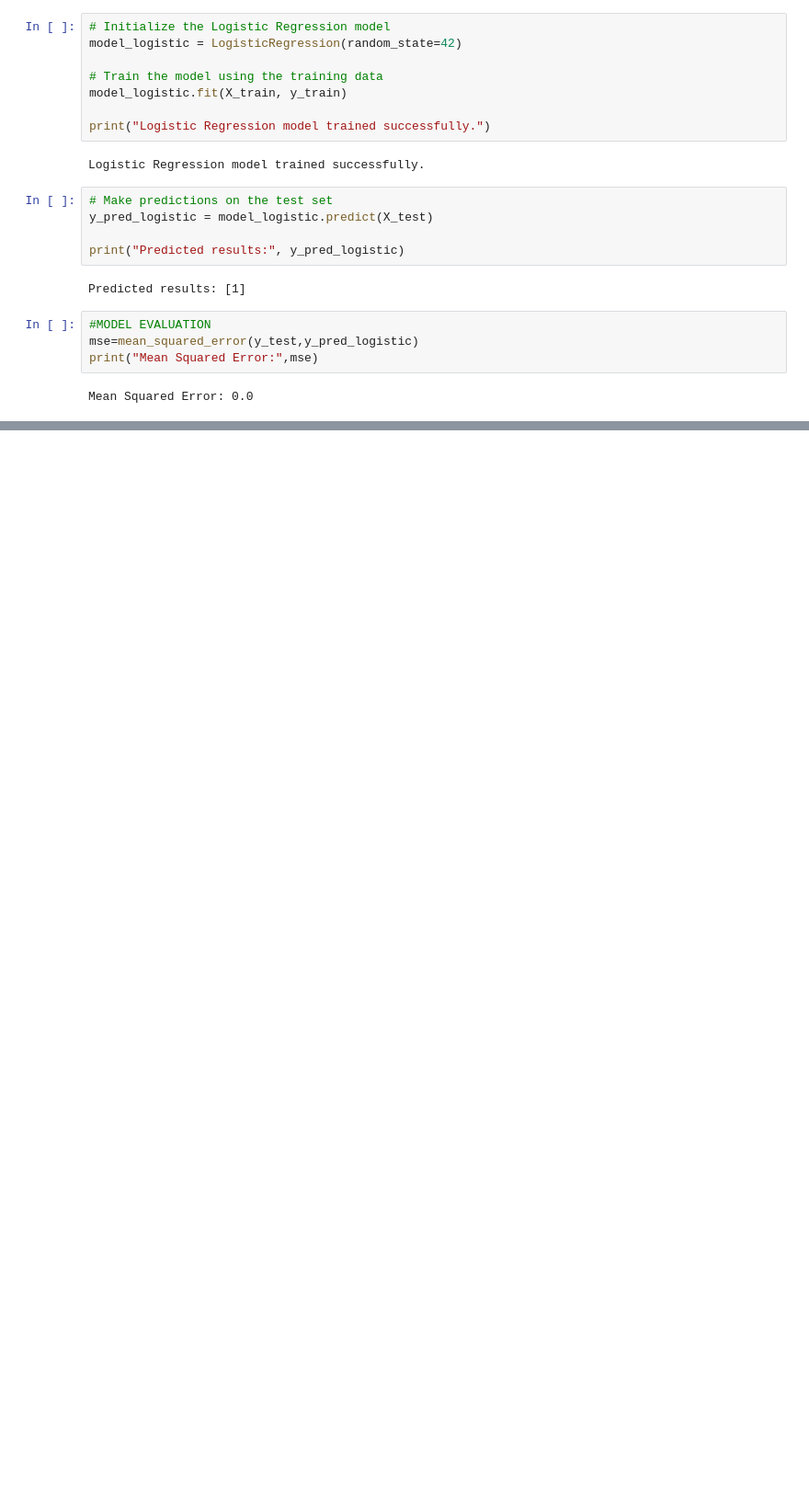
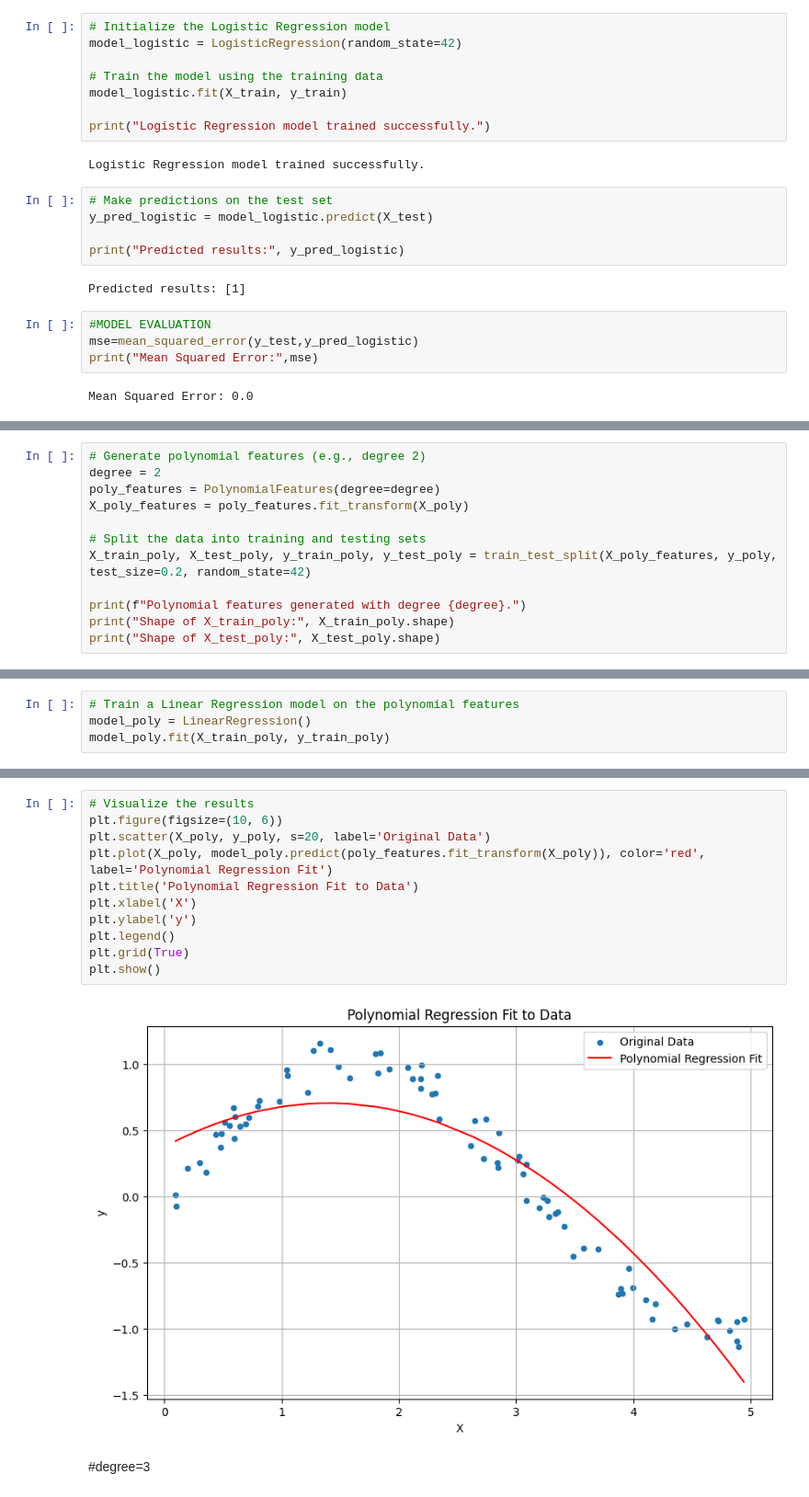
Before and after one commit to runeking2006/vac_1, a Jupyter notebook: regression.ipynb, the cells around one changed output, grey strips where cells are left out. Shown at 92% size. Cells and saved outputs as stored; diff of their text form; blank space fills up the shorter version.

```diff
--- a/regression.ipynb
+++ b/regression.ipynb
@@ -134,0 +217,12 @@ Mean Squared Error: 0.0
+# %%
+# Generate polynomial features (e.g., degree 2)
+degree = 2
+poly_features = PolynomialFeatures(degree=degree)
+X_poly_features = poly_features.fit_transform(X_poly)
+
+# Split the data into training and testing sets
+X_train_poly, X_test_poly, y_train_poly, y_test_poly = train_test_split(X_poly_features, y_poly, test_size=0.2, random_state=42)
+
+print(f"Polynomial features generated with degree {degree}.")
+print("Shape of X_train_poly:", X_train_poly.shape)
+print("Shape of X_test_poly:", X_test_poly.shape)
@@ -134,0 +233,4 @@ Mean Squared Error: 0.0
+# %%
+# Train a Linear Regression model on the polynomial features
+model_poly = LinearRegression()
+model_poly.fit(X_train_poly, y_train_poly)
@@ -134,0 +262,15 @@ Mean Squared Error: 0.0
+# %%
+# Visualize the results
+plt.figure(figsize=(10, 6))
+plt.scatter(X_poly, y_poly, s=20, label='Original Data')
+plt.plot(X_poly, model_poly.predict(poly_features.fit_transform(X_poly)), color='red', label='Polynomial Regression Fit')
+plt.title('Polynomial Regression Fit to Data')
+plt.xlabel('X')
+plt.ylabel('y')
+plt.legend()
+plt.grid(True)
+plt.show()
+# %% [output]
+[figure, added]
+# %% [markdown]
+#degree=3
```
Also changed, not shown: parts of 25 cells of this notebook.
